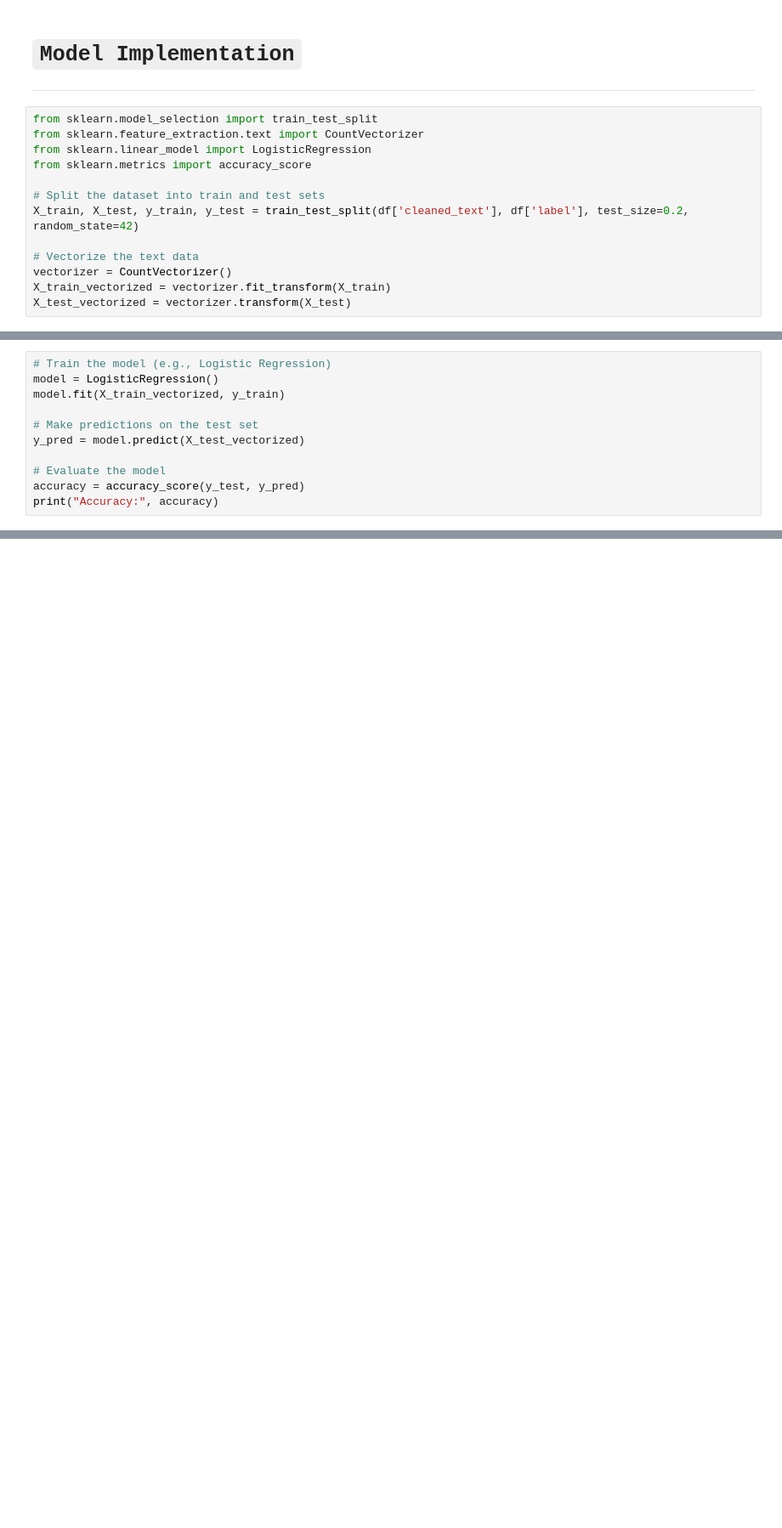
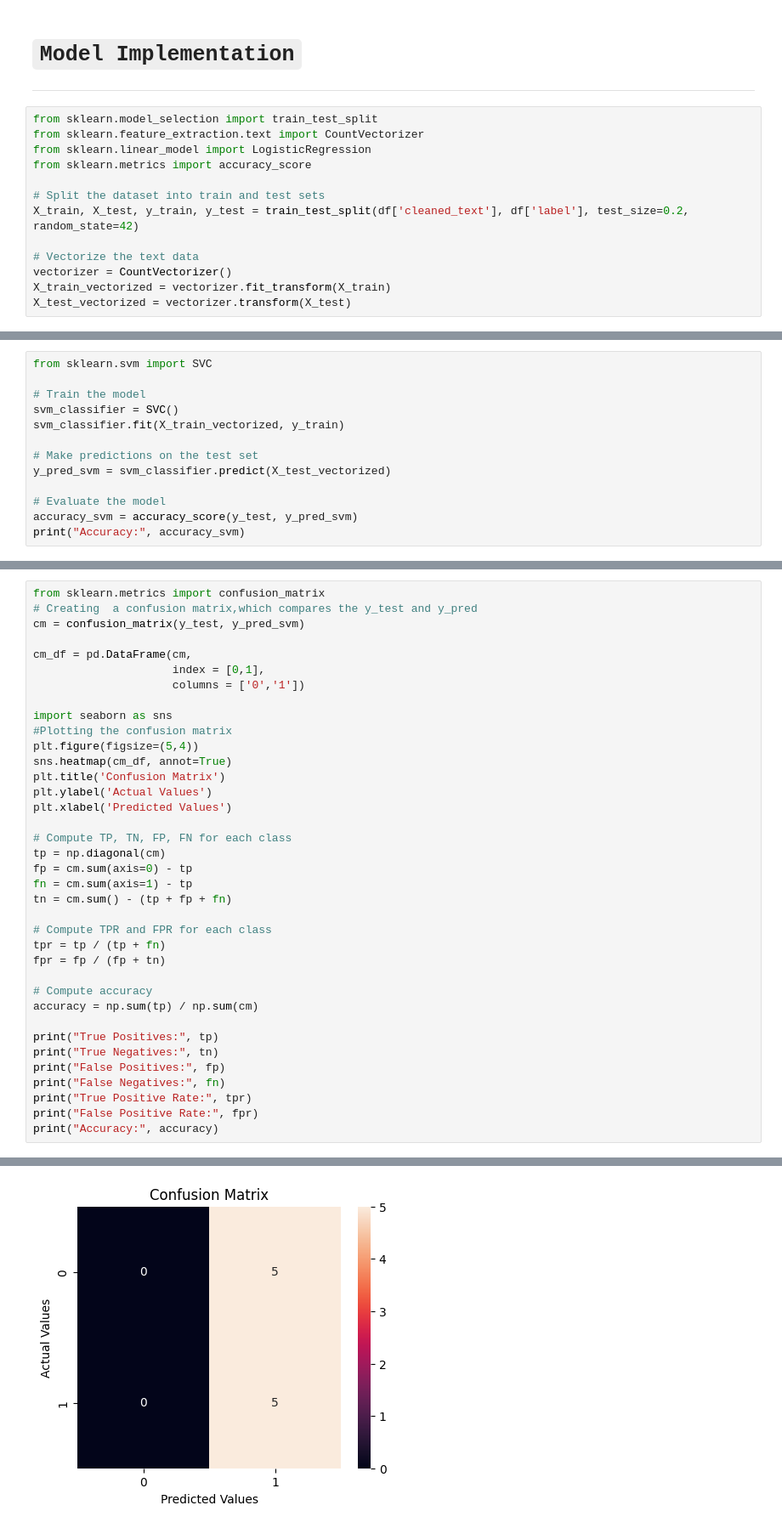
Before and after one commit to sandanitg/stress-detection, a Jupyter notebook: Model.ipynb, the cells around one changed output, grey strips where cells are left out. Shown at 85% size. Saved outputs shown, nothing was run; the diff lists cells and outputs as text; blank space fills up the shorter version.

```diff
--- a/Model.ipynb
+++ b/Model.ipynb
@@ -373,12 +372,14 @@ X_test_vectorized = vectorizer.transform(X_test)
 # %%
-# Train the model (e.g., Logistic Regression)
-model = LogisticRegression()
-model.fit(X_train_vectorized, y_train)
+from sklearn.svm import SVC
+
+# Train the model
+svm_classifier = SVC()
+svm_classifier.fit(X_train_vectorized, y_train)
 
 # Make predictions on the test set
-y_pred = model.predict(X_test_vectorized)
+y_pred_svm = svm_classifier.predict(X_test_vectorized)
 
 # Evaluate the model
-accuracy = accuracy_score(y_test, y_pred)
-print("Accuracy:", accuracy)
+accuracy_svm = accuracy_score(y_test, y_pred_svm)
+print("Accuracy:", accuracy_svm)
 # %% [output]
@@ -399,0 +401,38 @@ weighted avg       0.86      0.80      0.79        10
+# %%
+from sklearn.metrics import confusion_matrix
+# Creating  a confusion matrix,which compares the y_test and y_pred
+cm = confusion_matrix(y_test, y_pred_svm)
+
+cm_df = pd.DataFrame(cm,
+                     index = [0,1],
+                     columns = ['0','1'])
+
+import seaborn as sns
+#Plotting the confusion matrix
+plt.figure(figsize=(5,4))
+sns.heatmap(cm_df, annot=True)
+plt.title('Confusion Matrix')
+plt.ylabel('Actual Values')
+plt.xlabel('Predicted Values')
+
+# Compute TP, TN, FP, FN for each class
+tp = np.diagonal(cm)
+fp = cm.sum(axis=0) - tp
+fn = cm.sum(axis=1) - tp
+tn = cm.sum() - (tp + fp + fn)
+
+# Compute TPR and FPR for each class
+tpr = tp / (tp + fn)
+fpr = fp / (fp + tn)
+
+# Compute accuracy
+accuracy = np.sum(tp) / np.sum(cm)
+
+print("True Positives:", tp)
+print("True Negatives:", tn)
+print("False Positives:", fp)
+print("False Negatives:", fn)
+print("True Positive Rate:", tpr)
+print("False Positive Rate:", fpr)
+print("Accuracy:", accuracy)
+# %% [output]
@@ -399,0 +446 @@ weighted avg       0.86      0.80      0.79        10
+[figure, added]
```
Also changed, not shown: parts of 25 cells of this notebook, 1 other file.
